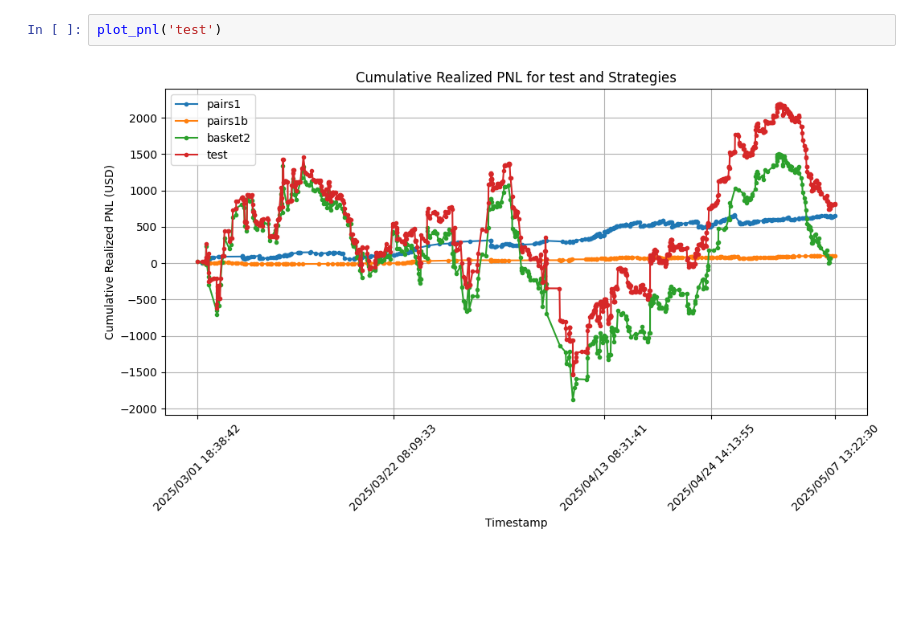
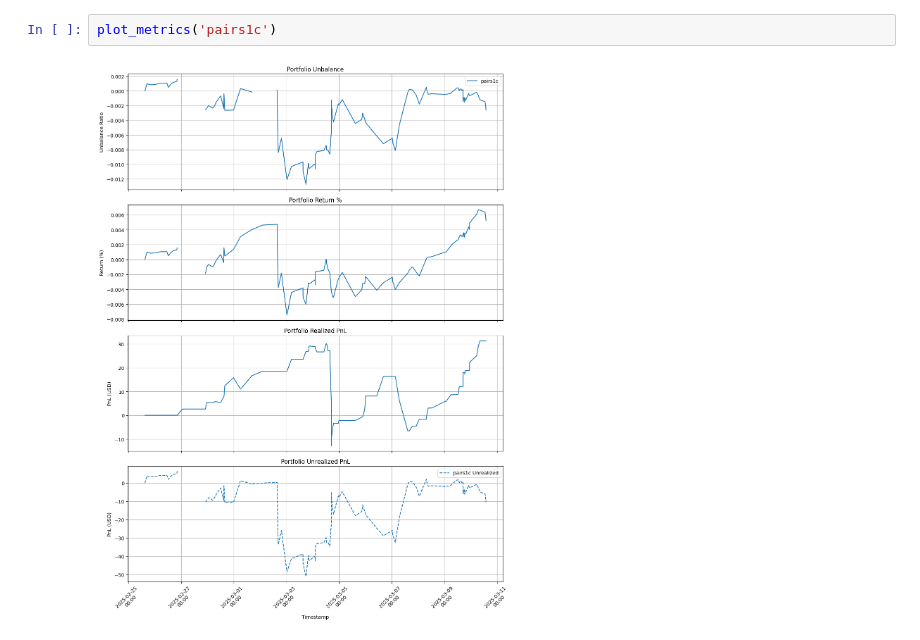
Before and after one commit to marescialloNino/position-comparator, a Jupyter notebook: unbalance.ipynb, the cells around one changed output. Drawn from its saved outputs; the diff is of its cells as text; blank space fills up the shorter version.

```diff
--- a/unbalance.ipynb
+++ b/unbalance.ipynb
@@ -287,5 +106,5 @@ def plot_pnl(selection: str):
 # %%
-plot_pnl('test')
+plot_metrics('pairs1c')
 # %% [output]
-[figure, old version]
+[figure, new version]
 # %%
```
Also changed, not shown: parts of 3 cells of this notebook, 5 other files.
